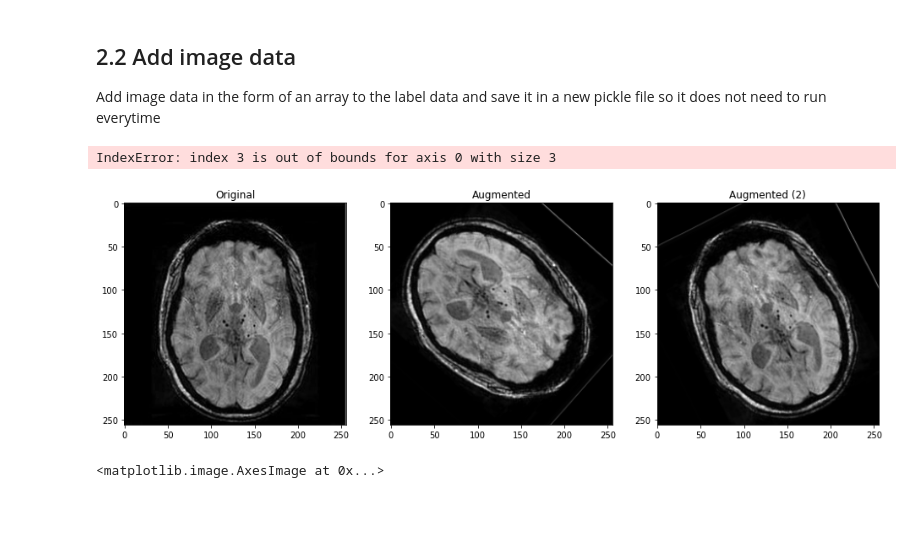
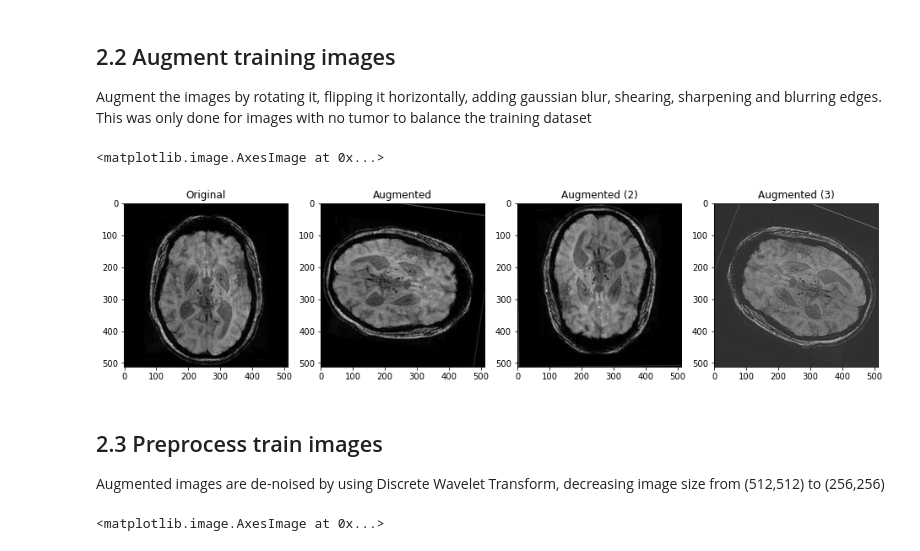
Before and after one commit to tanpinray/AMLS_22-21_SN18100138, a Jupyter notebook: Task_A_PCA.ipynb, the cells around one changed output. Drawn from its saved outputs; the diff is of its cells as text; code cells hidden in the pictures; blank space fills up the shorter version.

```diff
--- a/Task_A_PCA.ipynb
+++ b/Task_A_PCA.ipynb
@@ -28,0 +36,3 @@ from sklearn import svm, metrics
+# %%
+df_train = pd.read_csv('./dataset/label.csv')
+df_train.head()
@@ -42,6 +49,3 @@ df.head()
-# %% [markdown]
-## 2.2 Add image data
-Add image data in the form of an array to the label data and save it in a new pickle file so it does not need to run everytime
 # %%
 def create_binary(df):
     '''
@@ -59,18 +63,20 @@ def create_binary(df):
         else:
             binary.append(1)
     return binary
+# %% [markdown]
+## 2.2 Augment training images
+Augment the images by rotating it, flipping it horizontally, adding gaussian blur, shearing, sharpening and blurring edges.
+This was only done for images with no tumor to balance the training dataset
 # %%
-data_path = './dataset/image'
+train_path = './dataset/image'
 images = []
-for filename in tqdm(df['file_name']):
-    im = imread(os.path.join(data_path, filename), as_gray=True)
-    coeffs = pywt.dwt2(im, 'haar')
-    LL, (LH, HL, HH) = coeffs
-    # DWT transforms image to (256,256) from (516,516), also for denoising
-    images.append(LL)
+for filename in tqdm(df_train['file_name']):
+    # obtain pixel data from the image after converting image to grayscale
+    im = imread(os.path.join(train_path, filename), as_gray=True)
+    images.append(im)
 
 # Index of images with no_tumor label
-noTumor_idx = df.index[df['label'] == 'no_tumor'].tolist()
+noTumor_idx = df_train.index[df_train['label'] == 'no_tumor'].tolist()
 # List of images with no_tumor label
 images_noTumor = []
 for idx in tqdm(noTumor_idx):
@@ -102,33 +108,33 @@ seq2 = iaa.Sequential([
 seq3 = iaa.Sequential([
     iaa.Sometimes(
         0.5,
         iaa.GaussianBlur(sigma=(0, 0.5)),
         iaa.Sharpen(alpha=(0.0, 1.0), lightness=(0.75, 2.0))
     ),
     iaa.Affine(
         rotate=(-180, 180),
         shear=(-10, 10)
     )
 ], random_order=True)
 
 # Quadruple the no_tumor images
 images_aug_noTumor1 = seq1(images=images_noTumor)
 images_aug_noTumor2 = seq2(images=images_noTumor)
 images_aug_noTumor3 = seq3(images=images_noTumor)
 
 # Concatenate the lists of image pixel data to form a new dataset with augmented images
-images_new = images + images_aug_noTumor1 + images_aug_noTumor2 + images_aug_noTumor3
+images_augmented = images + images_aug_noTumor1 + images_aug_noTumor2 + images_aug_noTumor3
 
 fig, axs = plt.subplots(nrows=1, ncols=4, figsize=(16, 9))
 # fig.suptitle('Original vs Discrete Wavelet Transformed')
 axs[0].set_title('Original')
 axs[0].imshow(images[1], cmap=plt.cm.gray)
 axs[1].set_title('Augmented')
 axs[1].imshow(images_aug_noTumor1[0], cmap=plt.cm.gray)
 axs[2].set_title('Augmented (2)')
 axs[2].imshow(images_aug_noTumor2[0], cmap=plt.cm.gray)
 axs[3].set_title('Augmented (3)')
 axs[3].imshow(images_aug_noTumor3[0], cmap=plt.cm.gray)
 # %% [output]
-IndexError: index 3 is out of bounds for axis 0 with size 3
+<matplotlib.image.AxesImage at 0x...>
-[figure, old version]
+[figure, new version]
@@ -230,0 +141,3 @@ else:
+# %% [markdown]
+## 2.3 Preprocess train images
+Augmented images are de-noised by using Discrete Wavelet Transform, decreasing image size from (512,512) to (256,256)
```
Also changed, not shown: parts of 30 cells of this notebook, 2 other files.
